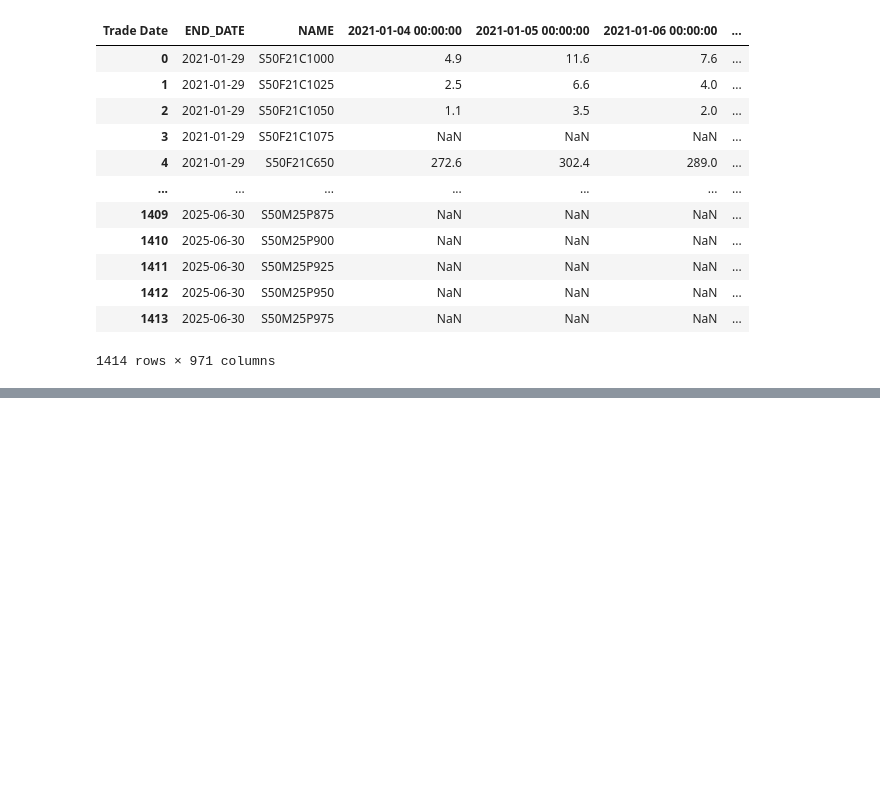
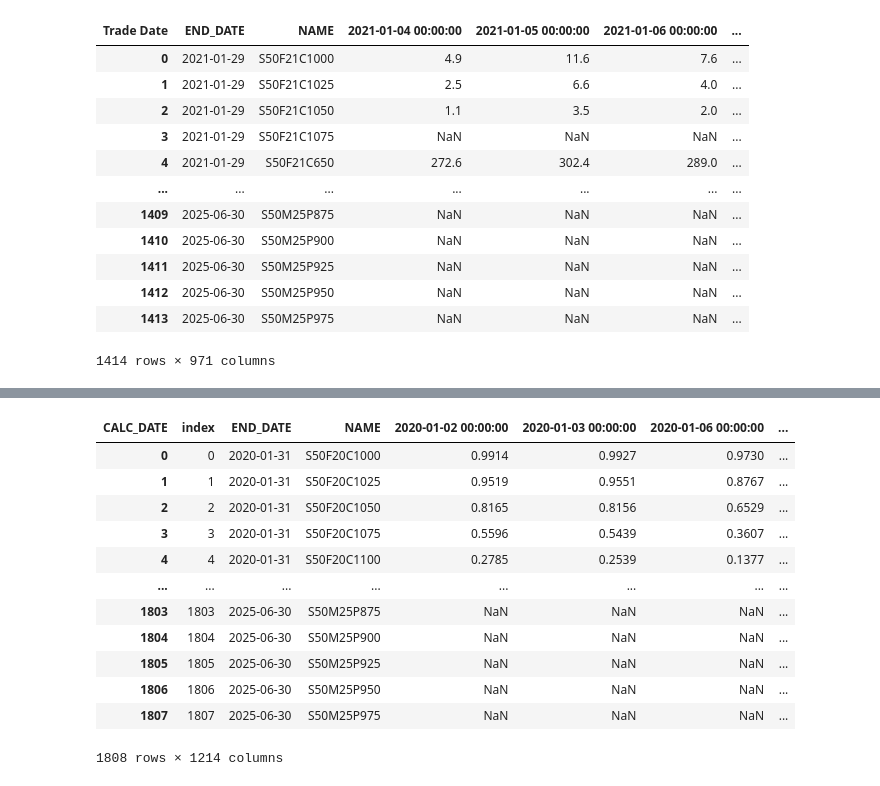
Before and after one commit to FulinQ/SET_Intern, a Jupyter notebook: SOMC/TradingData/FileHandling.ipynb, the cells around one changed output, grey strips where cells are left out. Cells and saved outputs as stored; diff of their text form; code cells hidden in the pictures; blank space fills up the shorter version.

```diff
--- a/SOMC/TradingData/FileHandling.ipynb
+++ b/SOMC/TradingData/FileHandling.ipynb
@@ -99,3 +99,8 @@ result_df
 | 1412 | 2025-06-30 | S50M25P950 | NaN | NaN | NaN | ... |
 | 1413 | 2025-06-30 | S50M25P975 | NaN | NaN | NaN | ... |
 1414 rows × 971 columns
+# %%
+series = pd.read_excel('SOMC Data SET Clear (1).xlsx', sheet_name='Option Series')
+series['END_DATE'] = pd.to_datetime(series['END_DATE'], format='%Y%m%d')
+series = series[['INSTRUMENT_ID', 'NAME', 'END_DATE']]
+series
@@ -101,0 +121,5 @@ result_df
+# %%
+delta = pd.read_excel('SOMC Data SET Clear (1).xlsx', sheet_name='Risk Array')
+delta['CALC_DATE'] = pd.to_datetime(delta['CALC_DATE'], format='%Y%m%d')
+delta = delta[['INSTRUMENT_ID', 'CALC_DATE', 'COM_DELTA']]
+delta
@@ -101,0 +140,4 @@ result_df
+# %%
+merged_df = pd.merge(series, delta, left_on='INSTRUMENT_ID', right_on='INSTRUMENT_ID', how='inner')
+merged_df = merged_df[['INSTRUMENT_ID', 'NAME', 'END_DATE', 'CALC_DATE', 'COM_DELTA']]
+merged_df
@@ -101,0 +208,18 @@ result_df
+# %%
+delta_df = create_delta_movement(merged_df)
+delta_df.reset_index(inplace=True)
+delta_df
+# %% [output]
+| CALC_DATE | index | END_DATE | NAME | 2020-01-02 00:00:00 | 2020-01-03 00:00:00 | 2020-01-06 00:00:00 | ... |
+| 0 | 0 | 2020-01-31 | S50F20C1000 | 0.9914 | 0.9927 | 0.9730 | ... |
+| 1 | 1 | 2020-01-31 | S50F20C1025 | 0.9519 | 0.9551 | 0.8767 | ... |
+| 2 | 2 | 2020-01-31 | S50F20C1050 | 0.8165 | 0.8156 | 0.6529 | ... |
+| 3 | 3 | 2020-01-31 | S50F20C1075 | 0.5596 | 0.5439 | 0.3607 | ... |
+| 4 | 4 | 2020-01-31 | S50F20C1100 | 0.2785 | 0.2539 | 0.1377 | ... |
+| ... | ... | ... | ... | ... | ... | ... | ... |
+| 1803 | 1803 | 2025-06-30 | S50M25P875 | NaN | NaN | NaN | ... |
+| 1804 | 1804 | 2025-06-30 | S50M25P900 | NaN | NaN | NaN | ... |
+| 1805 | 1805 | 2025-06-30 | S50M25P925 | NaN | NaN | NaN | ... |
+| 1806 | 1806 | 2025-06-30 | S50M25P950 | NaN | NaN | NaN | ... |
+| 1807 | 1807 | 2025-06-30 | S50M25P975 | NaN | NaN | NaN | ... |
+1808 rows × 1214 columns
```
Also changed, not shown: parts of 5 cells of this notebook, 6 other files.
